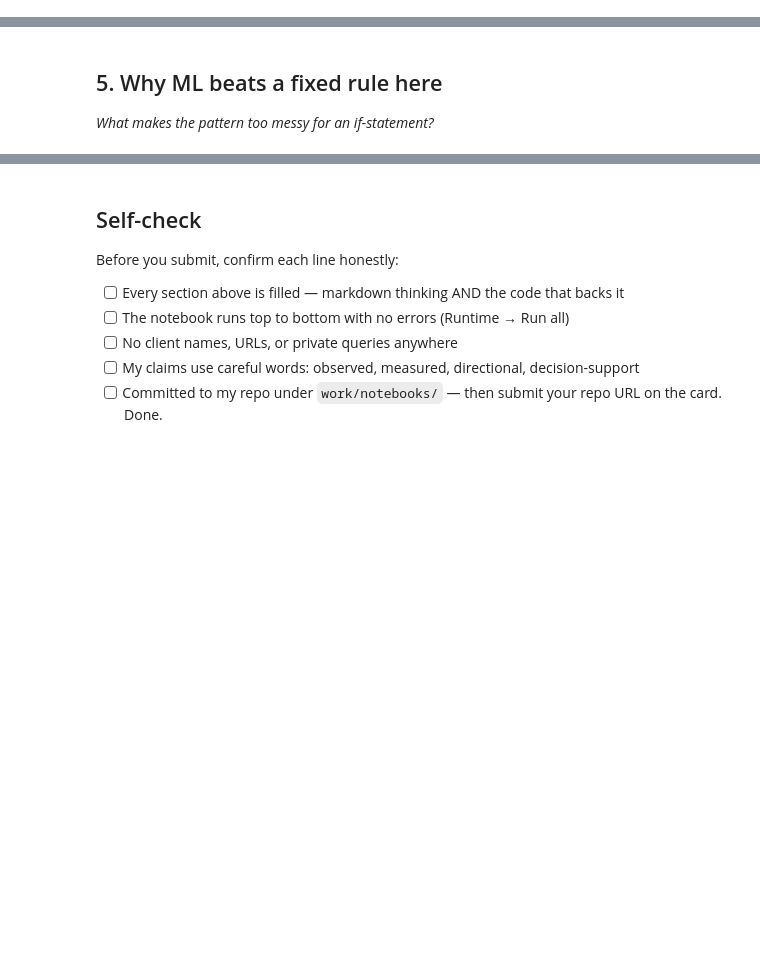
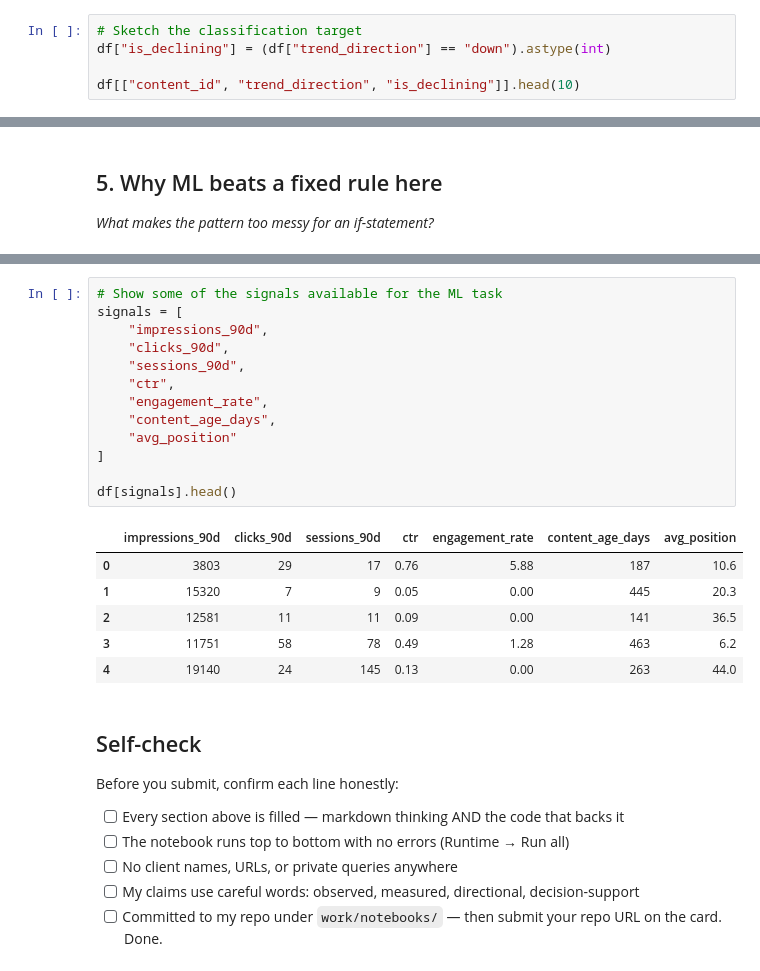
Before and after one commit to aliza1800/flyrank-ml-internship, a Jupyter notebook: work/notebooks/w02_ml_task_framing.ipynb, the cells around one changed output, grey strips where cells are left out. Cells and saved outputs as stored; diff of their text form; blank space fills up the shorter version.

```diff
--- a/work/notebooks/w02_ml_task_framing.ipynb
+++ b/work/notebooks/w02_ml_task_framing.ipynb
@@ -36,0 +99,5 @@ This skeleton is yours to fill. Work the sections **in order** — each one has
+# %%
+# Sketch the classification target
+df["is_declining"] = (df["trend_direction"] == "down").astype(int)
+
+df[["content_id", "trend_direction", "is_declining"]].head(10)
@@ -44,3 +133,23 @@ This skeleton is yours to fill. Work the sections **in order** — each one has
+# %%
+# Show some of the signals available for the ML task
+signals = [
+    "impressions_90d",
+    "clicks_90d",
+    "sessions_90d",
+    "ctr",
+    "engagement_rate",
+    "content_age_days",
+    "avg_position"
+]
+
+df[signals].head()
+# %% [output]
+|  | impressions_90d | clicks_90d | sessions_90d | ctr | engagement_rate | content_age_days | avg_position |
+| 0 | 3803 | 29 | 17 | 0.76 | 5.88 | 187 | 10.6 |
+| 1 | 15320 | 7 | 9 | 0.05 | 0.00 | 445 | 20.3 |
+| 2 | 12581 | 11 | 11 | 0.09 | 0.00 | 141 | 36.5 |
+| 3 | 11751 | 58 | 78 | 0.49 | 1.28 | 463 | 6.2 |
+| 4 | 19140 | 24 | 145 | 0.13 | 0.00 | 263 | 44.0 |
 # %% [markdown]
 ## Self-check
 
```
Also changed, not shown: parts of 18 cells of this notebook.
